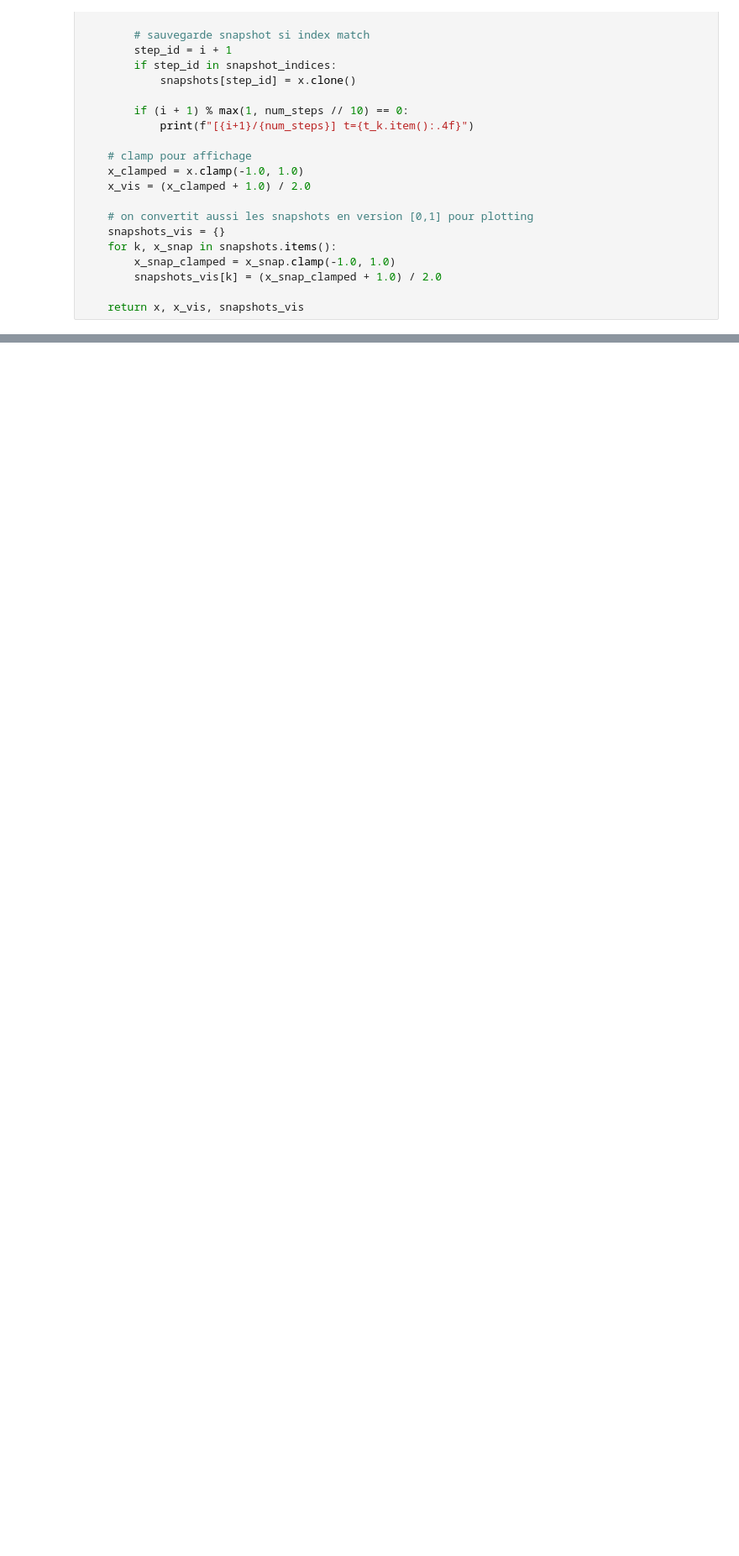
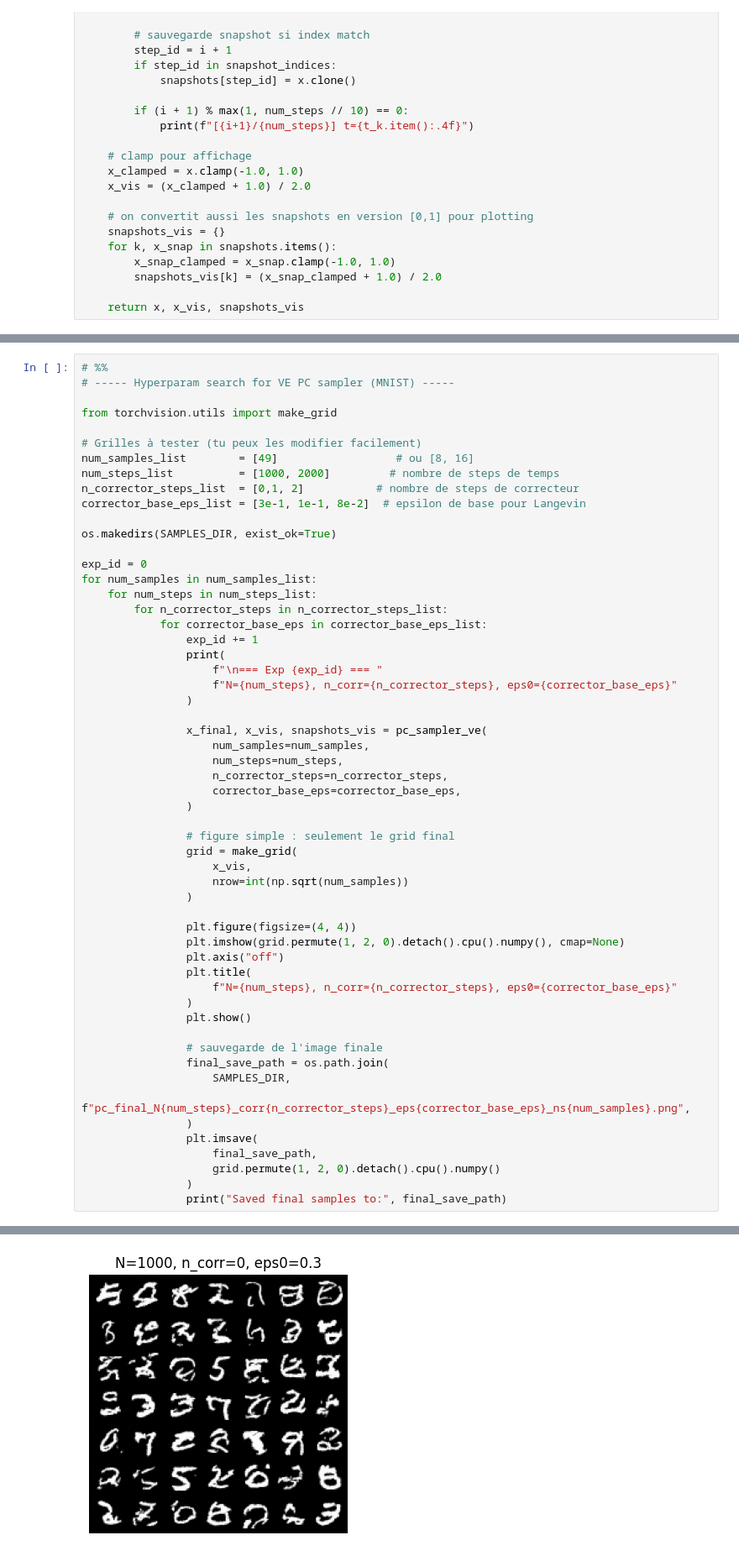
Before and after one commit to Loudwig/DSM, a Jupyter notebook: src/VE-SDE/mnist/eval.ipynb, the cells around one changed output, grey strips where cells are left out. Shown at 84% size. Saved outputs shown, nothing was run; the diff lists cells and outputs as text; blank space fills up the shorter version.

```diff
--- a/src/VE-SDE/mnist/eval.ipynb
+++ b/src/VE-SDE/mnist/eval.ipynb
@@ -311,0 +311,57 @@ Saved final samples to: /home/infres/rplanchon-23/code/DSM/src/VE-SDE/mnist/runs
+# %%
+# %%
+# ----- Hyperparam search for VE PC sampler (MNIST) -----
+
+from torchvision.utils import make_grid
+
+# Grilles à tester (tu peux les modifier facilement)
+num_samples_list        = [49]                  # ou [8, 16]
+num_steps_list          = [1000, 2000]         # nombre de steps de temps
+n_corrector_steps_list  = [0,1, 2]           # nombre de steps de correcteur
+corrector_base_eps_list = [3e-1, 1e-1, 8e-2]  # epsilon de base pour Langevin
+
+os.makedirs(SAMPLES_DIR, exist_ok=True)
+
+exp_id = 0
+for num_samples in num_samples_list:
+    for num_steps in num_steps_list:
+        for n_corrector_steps in n_corrector_steps_list:
+            for corrector_base_eps in corrector_base_eps_list:
+                exp_id += 1
+                print(
+                    f"\n=== Exp {exp_id} === "
+                    f"N={num_steps}, n_corr={n_corrector_steps}, eps0={corrector_base_eps}"
+                )
+
+                x_final, x_vis, snapshots_vis = pc_sampler_ve(
+                    num_samples=num_samples,
+                    num_steps=num_steps,
+                    n_corrector_steps=n_corrector_steps,
+                    corrector_base_eps=corrector_base_eps,
+                )
+
+                # figure simple : seulement le grid final
+                grid = make_grid(
+                    x_vis,
+                    nrow=int(np.sqrt(num_samples))
+                )
+
+                plt.figure(figsize=(4, 4))
+                plt.imshow(grid.permute(1, 2, 0).detach().cpu().numpy(), cmap=None)
+                plt.axis("off")
+                plt.title(
+                    f"N={num_steps}, n_corr={n_corrector_steps}, eps0={corrector_base_eps}"
+                )
+                plt.show()
+
+                # sauvegarde de l'image finale
+                final_save_path = os.path.join(
+                    SAMPLES_DIR,
+                    f"pc_final_N{num_steps}_corr{n_corrector_steps}_eps{corrector_base_eps}_ns{num_samples}.png",
+                )
+                plt.imsave(
+                    final_save_path,
+                    grid.permute(1, 2, 0).detach().cpu().numpy()
+                )
+                print("Saved final samples to:", final_save_path)
+# %% [output]
@@ -311,0 +381 @@ Saved final samples to: /home/infres/rplanchon-23/code/DSM/src/VE-SDE/mnist/runs
+[figure, added]
```
Also changed, not shown: parts of 5 cells of this notebook, 4 other files.
